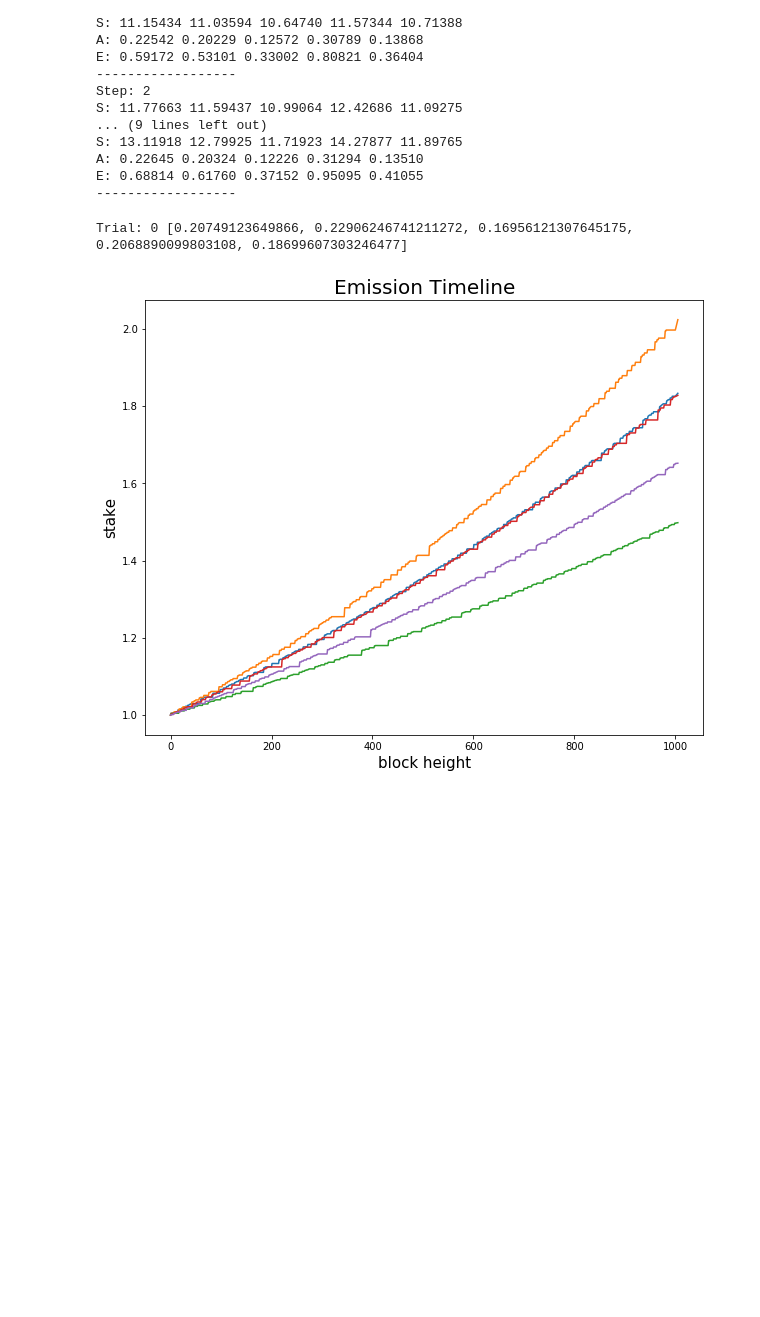
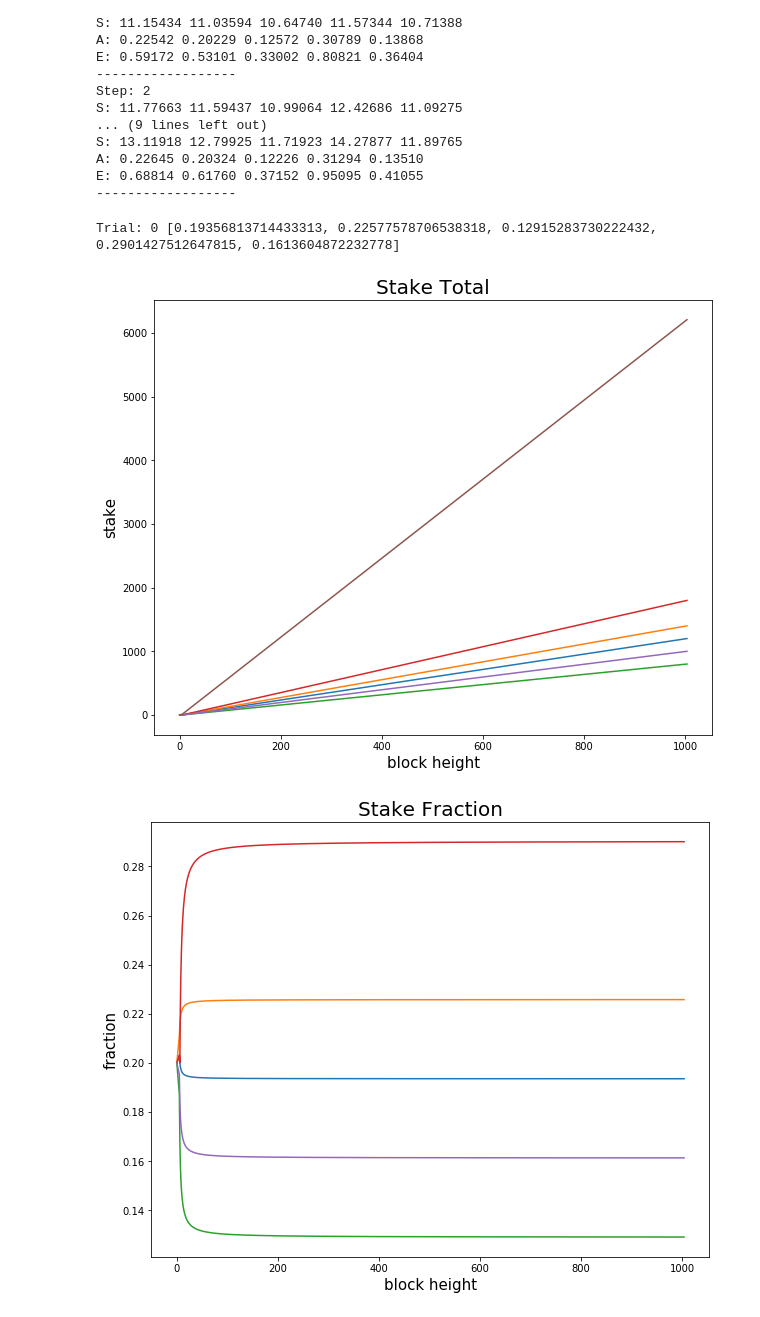
Before and after one commit to unconst/BitTensor, a Jupyter notebook: Untitled.ipynb, the cells around one changed output. Cells and saved outputs as stored; diff of their text form; code cells hidden in the pictures; blank space fills up the shorter version.

```diff
--- a/Untitled.ipynb
+++ b/Untitled.ipynb
@@ -180,7 +183,7 @@ edges = {'a': list(zip(['a', 'b', 'c', 'd'], [0.6, 0.1, 0.1, 0.2])),
          'e': list(zip(['e', 'd'], [0.5, 0.5]))
 }
 
-# trial, id, stake
+# [trial] --> {id} --> ([block num], [stake])
 data = []
 
 for j in range(1):
@@ -198,55 +201,64 @@ for j in range(1):
 
     b = Bittensor()
     b.subscribe('a')
     b.subscribe('b')
     b.subscribe('c')
     b.subscribe('d')
     b.subscribe('e')
 
-    b.emit('a', edges['a'], False)
-    b.emit('b', edges['b'], False)
-    b.emit('c', edges['c'], False)
-    b.emit('d', edges['d'], False)
-    b.emit('e', edges['e'], False)
+    b.emit('a', edges['a'], inc_height = False)
+    b.emit('b', edges['b'], inc_height = False)
+    b.emit('c', edges['c'], inc_height = False)
+    b.emit('d', edges['d'], inc_height = False)
+    b.emit('e', edges['e'], inc_height = False)
 
     for i in range(1000):
-        next_node = random.choice(['a','b','c','d','e'])
-        b.emit(next_node, edges[next_node])
+        for k in ['a','b','c','d']:
+            b.emit(k, edges[k], inc_height = False)
+            data[j][k][1].append(b.stake[k])
+            data[j][k][0].append(b.block_height)
 
-        for k in ['a','b','c','d','e']:
-            data[j][k][1].append(b.stake[k])
-            data[j][k][0].append(i+1)
+        b.emit('e', edges['e'], inc_height = True)
+        data[j]['e'][1].append(b.stake['e'])
+        data[j]['e'][0].append(b.block_height-1)
+
         data[j]['total'][1].append(b.total)
-        data[j]['total'][0].append(i+1)
-
-
-    # Finalize the emission.
-    for k in ['a','b','c','d','e']:
-        b.emit(k, edges[k], False)
-        data[j][k][1].append(b.stake[k])
-        data[j][k][0].append(b.block_height)
-    data[j]['total'][1].append(b.total)
-    data[j]['total'][0].append(b.block_height)
+        data[j]['total'][0].append(b.block_height-1)
 
 
     print ('Trial:', j, [v / sum(list(b.stake.values())) for v in list(b.stake.values())])
 
 
 import matplotlib.pyplot as plt
+
 for trial in data:
 
-    # display scatter plot data
+    # plot total stake.
     plt.figure(figsize=(10,8))
-    plt.title('Emission Timeline', fontsize=20)
+    plt.title('Stake Total', fontsize=20)
     plt.xlabel('block height', fontsize=15)
     plt.ylabel('stake', fontsize=15)
     plt.plot(trial['a'][0], trial['a'][1])
     plt.plot(trial['b'][0], trial['b'][1])
     plt.plot(trial['c'][0], trial['c'][1])
     plt.plot(trial['d'][0], trial['d'][1])
     plt.plot(trial['e'][0], trial['e'][1])
-    #plt.plot(trial['total'][0], trial['total'][1])
+    plt.plot(trial['total'][0], trial['total'][1])
+
+    # plot stake fraction.
+    plt.figure(figsize=(10,8))
+    plt.title('Stake Fraction', fontsize=20)
+    plt.xlabel('block height', fontsize=15)
+    plt.ylabel('fraction', fontsize=15)
+
+    plt.plot(trial['a'][0], [a/b for a,b in list(zip(trial['a'][1], trial['total'][1]))])
+    plt.plot(trial['b'][0], [a/b for a,b in list(zip(trial['b'][1], trial['total'][1]))])
+    plt.plot(trial['c'][0], [a/b for a,b in list(zip(trial['c'][1], trial['total'][1]))])
+    plt.plot(trial['d'][0], [a/b for a,b in list(zip(trial['d'][1], trial['total'][1]))])
+    plt.plot(trial['e'][0], [a/b for a,b in list(zip(trial['e'][1], trial['total'][1]))])
+
     break
 # %% [output]
-Trial: 0 [0.20749123649866, 0.22906246741211272, 0.16956121307645175, 0.2068890099803108, 0.18699607303246477]
+Trial: 0 [0.19356813714433313, 0.22577578706538318, 0.12915283730222432, 0.2901427512647815, 0.1613604872232778]
-[figure, old version]
+[figure, new version]
+[figure, added]
```
Also changed, not shown: parts of 1 cell of this notebook, 1 other file.
